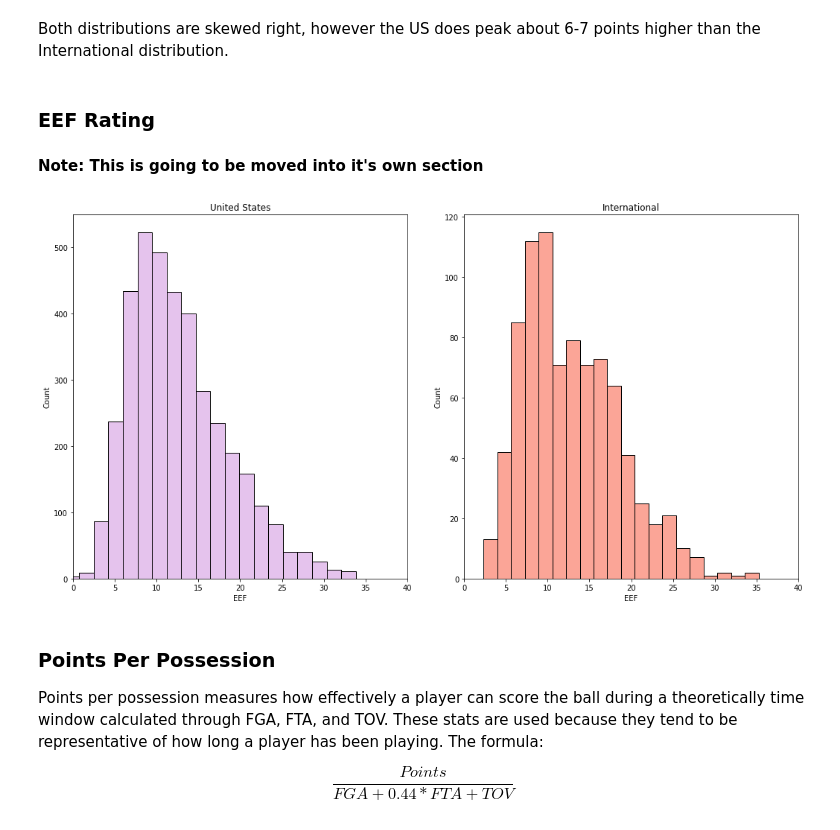
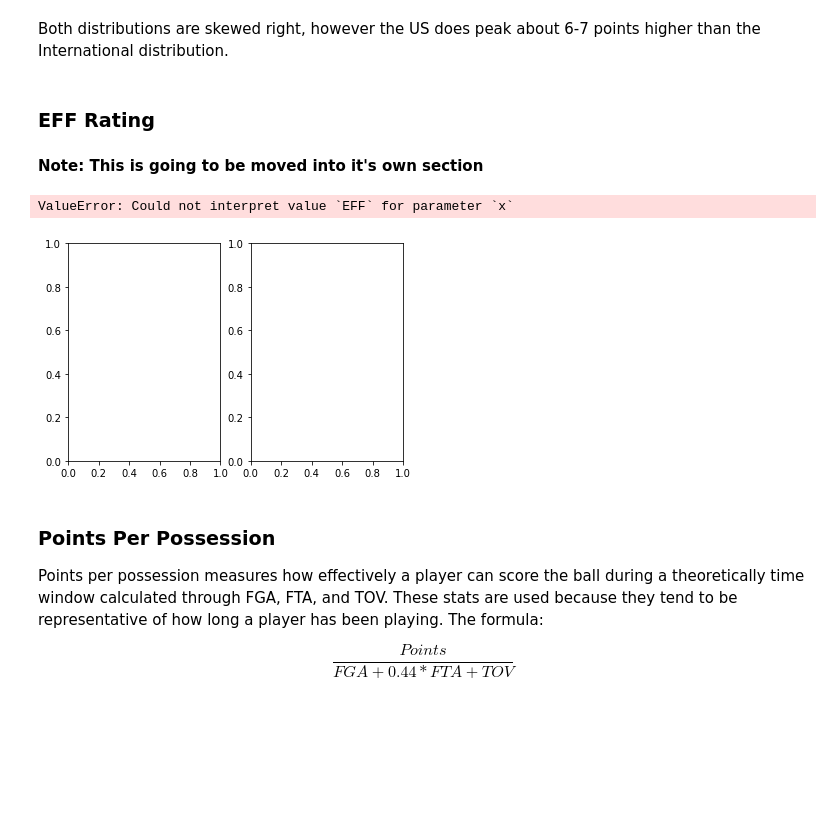
Before and after one commit to colbyhillers/NBA-Player-Nationality-Analysis, a Jupyter notebook: FinalProjectGroup015_Fa21.ipynb, the cells around one changed output. Drawn from its saved outputs; the diff is of its cells as text; code cells hidden in the pictures; blank space fills up the shorter version.

```diff
--- a/FinalProjectGroup015_Fa21.ipynb
+++ b/FinalProjectGroup015_Fa21.ipynb
@@ -576,13 +575,14 @@ stats_data(df_US, df_INT, 'PTS', 20, 40)
 # %% [markdown]
 Both distributions are skewed right, however the US does peak about 6-7 points higher than the International distribution.
 # %% [markdown]
-### EEF Rating
+### EFF Rating
 # %% [markdown]
 **Note: This is going to be moved into it's own section**
 # %%
-stats_data(df_US, df_INT, 'EEF', 20, 40)
+stats_data(df_US, df_INT, 'EFF', 20, 40)
 # %% [output]
+ValueError: Could not interpret value `EFF` for parameter `x`
-[figure, old version]
+[figure, new version]
 # %% [markdown]
 ### Points Per Possession
 
```
Also changed, not shown: parts of 27 cells of this notebook.
